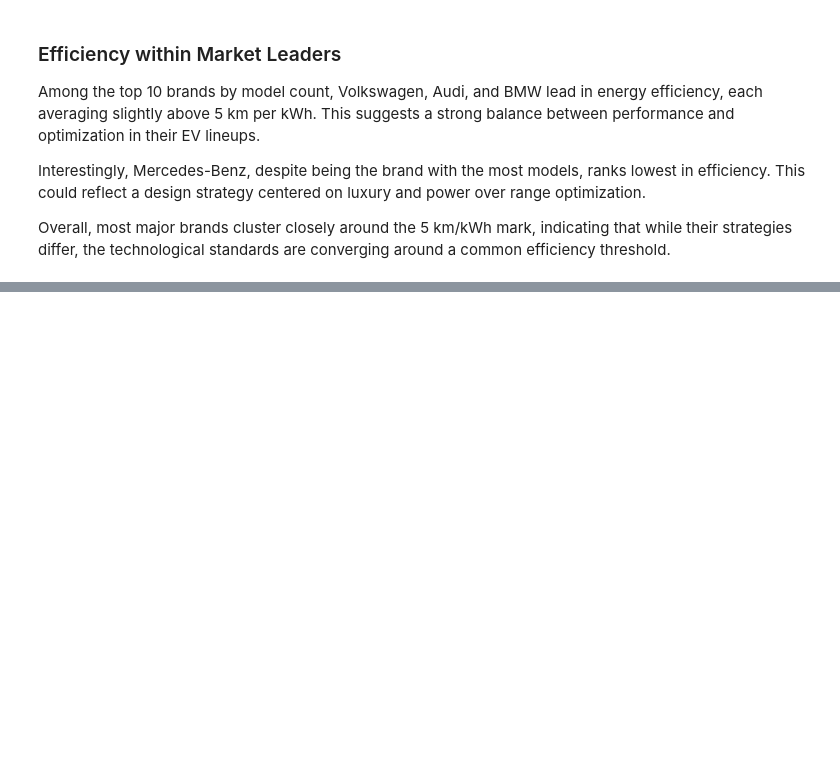
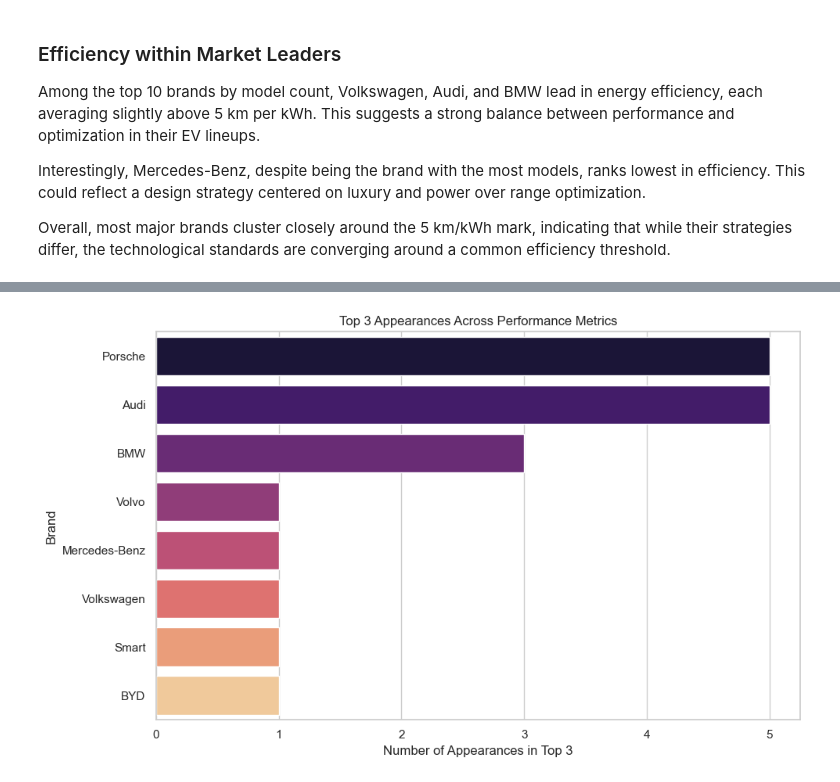
Before and after one commit to KevinPDesign/electric-vehicle-analysis, a Jupyter notebook: notebooks/01_eda_electric_vehicles.ipynb, the cells around one changed output, grey strips where cells are left out. Saved outputs shown, nothing was run; the diff lists cells and outputs as text; code cells hidden in the pictures; blank space fills up the shorter version.

```diff
--- a/notebooks/01_eda_electric_vehicles.ipynb
+++ b/notebooks/01_eda_electric_vehicles.ipynb
@@ -409,0 +474,24 @@ Overall, the findings highlight that **battery size alone does not determine veh
+# %%
+from collections import Counter
+
+top_brands_counter = Counter()
+
+metrics_sorting = {
+    'top_speed_kmh': False,
+    'acceleration_0_100_s': True,
+    'fast_charging_power_kw_dc': False,
+    'battery_capacity_kWh': False,
+    'range_km': False,
+    'efficiency_wh_per_km': True
+}
+
+for metric, ascending in metrics_sorting.items():
+    top_3 = metrics_by_brand.sort_values(by=metric, ascending=ascending).head(3).index
+    top_brands_counter.update(top_3)
+
+top_performance_summary = (
+    pd.DataFrame.from_dict(top_brands_counter, orient='index', columns=['Top 3 Appearances'])
+    .sort_values(by='Top 3 Appearances', ascending=False)
+)
+
+top_performance_summary
@@ -409,0 +514,4 @@ Overall, the findings highlight that **battery size alone does not determine veh
+# %%
+top_3_df = pd.DataFrame.from_dict(top_brands_counter, orient='index', columns=['top_3_appearances'])
+top_3_df = top_3_df.sort_values(by='top_3_appearances', ascending=False)
+top_3_df
@@ -409,0 +528,15 @@ Overall, the findings highlight that **battery size alone does not determine veh
+# %%
+# Plotting the top 3 appearances
+plt.figure(figsize=(10, 6))
+sns.barplot(
+    x=top_3_df['top_3_appearances'],
+    y=top_3_df.index,
+    palette="magma"
+)
+plt.title('Top 3 Appearances Across Performance Metrics')
+plt.xlabel('Number of Appearances in Top 3')
+plt.ylabel('Brand')
+plt.tight_layout()
+plt.show()
+# %% [output]
+[figure, added]
```
Also changed, not shown: parts of 14 cells of this notebook, 6 other files.
